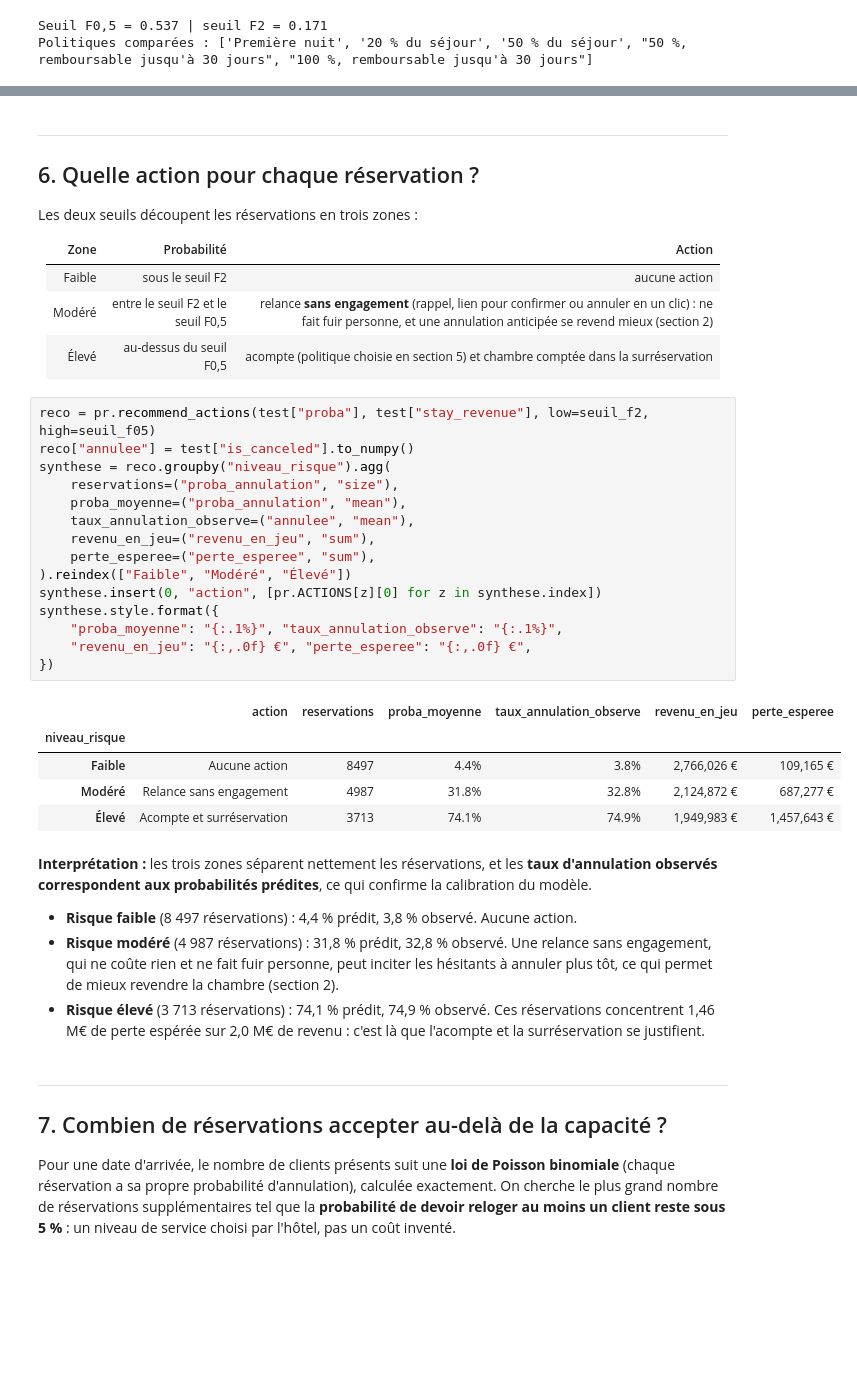
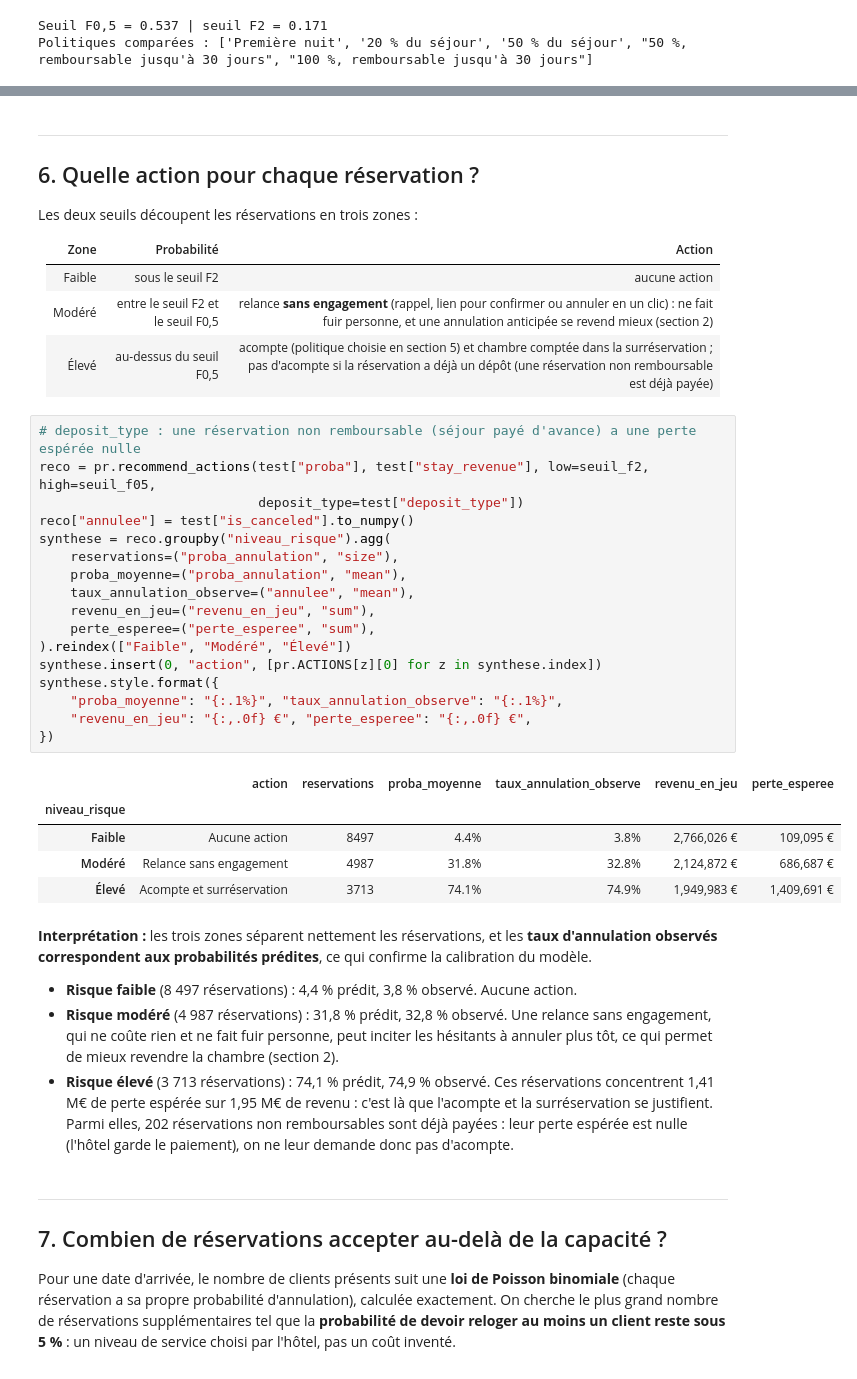
Before and after one commit to lezoul/hotel-cancellation-pipeline, a Jupyter notebook: notebooks/02_analyse_prescriptive.ipynb, the cells around one changed output, grey strips where cells are left out. Saved outputs shown, nothing was run; the diff lists cells and outputs as text; blank space fills up the shorter version.

```diff
--- a/notebooks/02_analyse_prescriptive.ipynb
+++ b/notebooks/02_analyse_prescriptive.ipynb
@@ -389,34 +397,36 @@ Les deux seuils découpent les réservations en trois zones :
 |---|---|---|
 | Faible | sous le seuil F2 | aucune action |
 | Modéré | entre le seuil F2 et le seuil F0,5 | relance **sans engagement** (rappel, lien pour confirmer ou annuler en un clic) : ne fait fuir personne, et une annulation anticipée se revend mieux (section 2) |
-| Élevé | au-dessus du seuil F0,5 | acompte (politique choisie en section 5) et chambre comptée dans la surréservation |
+| Élevé | au-dessus du seuil F0,5 | acompte (politique choisie en section 5) et chambre comptée dans la surréservation ; pas d'acompte si la réservation a déjà un dépôt (une réservation non remboursable est déjà payée) |
 # %%
-reco = pr.recommend_actions(test["proba"], test["stay_revenue"], low=seuil_f2, high=seuil_f05)
+# deposit_type : une réservation non remboursable (séjour payé d'avance) a une perte espérée nulle
+reco = pr.recommend_actions(test["proba"], test["stay_revenue"], low=seuil_f2, high=seuil_f05,
+                            deposit_type=test["deposit_type"])
 reco["annulee"] = test["is_canceled"].to_numpy()
 synthese = reco.groupby("niveau_risque").agg(
     reservations=("proba_annulation", "size"),
     proba_moyenne=("proba_annulation", "mean"),
     taux_annulation_observe=("annulee", "mean"),
     revenu_en_jeu=("revenu_en_jeu", "sum"),
     perte_esperee=("perte_esperee", "sum"),
 ).reindex(["Faible", "Modéré", "Élevé"])
 synthese.insert(0, "action", [pr.ACTIONS[z][0] for z in synthese.index])
 synthese.style.format({
     "proba_moyenne": "{:.1%}", "taux_annulation_observe": "{:.1%}",
     "revenu_en_jeu": "{:,.0f} €", "perte_esperee": "{:,.0f} €",
 })
 # %% [output]
 |  | action | reservations | proba_moyenne | taux_annulation_observe | revenu_en_jeu | perte_esperee |
 | niveau_risque |  |  |  |  |  |  |
-| Faible | Aucune action | 8497 | 4.4% | 3.8% | 2,766,026 € | 109,165 € |
-| Modéré | Relance sans engagement | 4987 | 31.8% | 32.8% | 2,124,872 € | 687,277 € |
-| Élevé | Acompte et surréservation | 3713 | 74.1% | 74.9% | 1,949,983 € | 1,457,643 € |
+| Faible | Aucune action | 8497 | 4.4% | 3.8% | 2,766,026 € | 109,095 € |
+| Modéré | Relance sans engagement | 4987 | 31.8% | 32.8% | 2,124,872 € | 686,687 € |
+| Élevé | Acompte et surréservation | 3713 | 74.1% | 74.9% | 1,949,983 € | 1,409,691 € |
 # %% [markdown]
 **Interprétation :** les trois zones séparent nettement les réservations, et les **taux d'annulation observés correspondent aux probabilités prédites**, ce qui confirme la calibration du modèle.
 
 - **Risque faible** (8 497 réservations) : 4,4 % prédit, 3,8 % observé. Aucune action.
 - **Risque modéré** (4 987 réservations) : 31,8 % prédit, 32,8 % observé. Une relance sans engagement, qui ne coûte rien et ne fait fuir personne, peut inciter les hésitants à annuler plus tôt, ce qui permet de mieux revendre la chambre (section 2).
-- **Risque élevé** (3 713 réservations) : 74,1 % prédit, 74,9 % observé. Ces réservations concentrent 1,46 M€ de perte espérée sur 2,0 M€ de revenu : c'est là que l'acompte et la surréservation se justifient.
+- **Risque élevé** (3 713 réservations) : 74,1 % prédit, 74,9 % observé. Ces réservations concentrent 1,41 M€ de perte espérée sur 1,95 M€ de revenu : c'est là que l'acompte et la surréservation se justifient. Parmi elles, 202 réservations non remboursables sont déjà payées : leur perte espérée est nulle (l'hôtel garde le paiement), on ne leur demande donc pas d'acompte.
 # %% [markdown]
 ---
 ## 7. Combien de réservations accepter au-delà de la capacité ?
```
Also changed, not shown: parts of 4 cells of this notebook, 7 other files.
